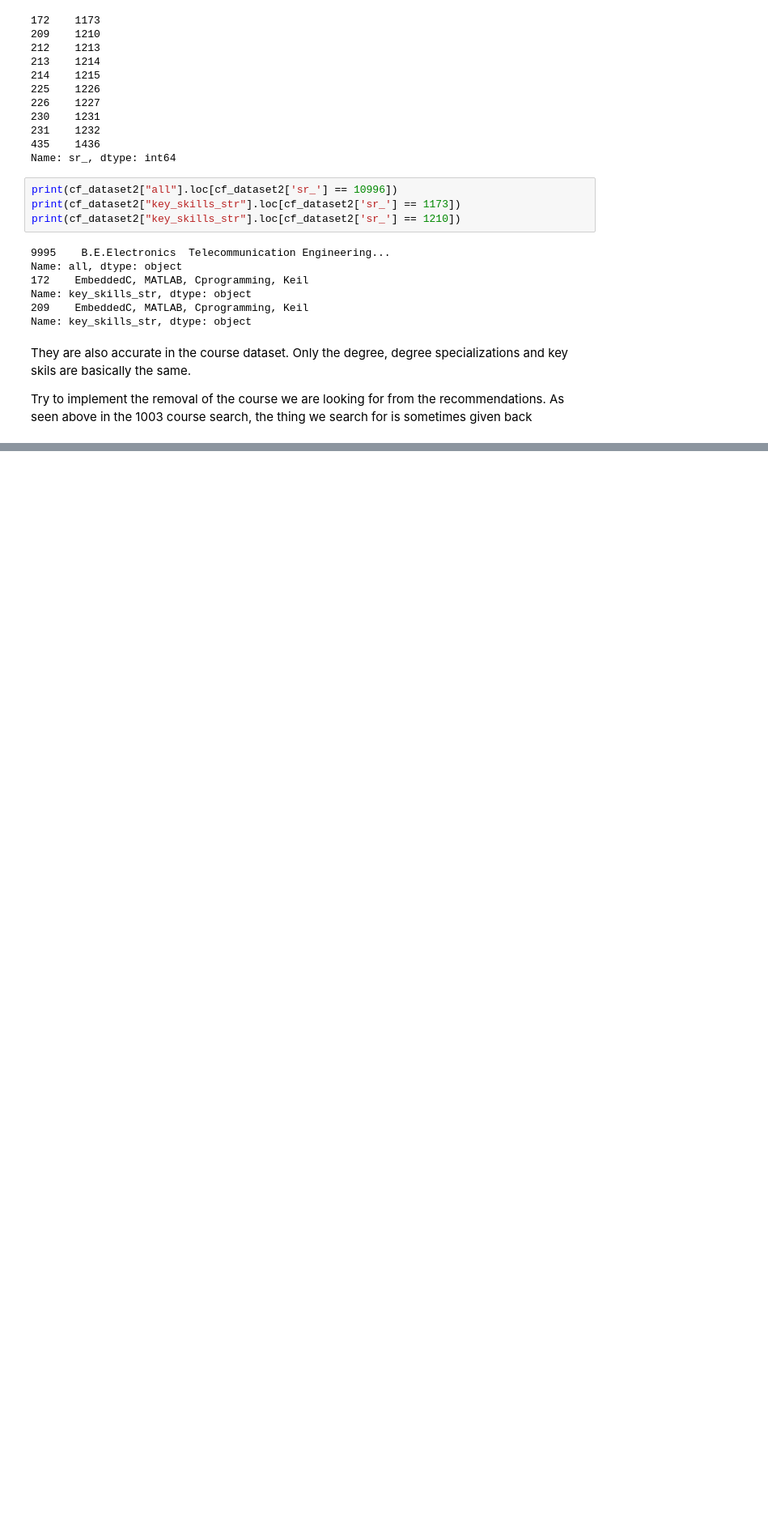
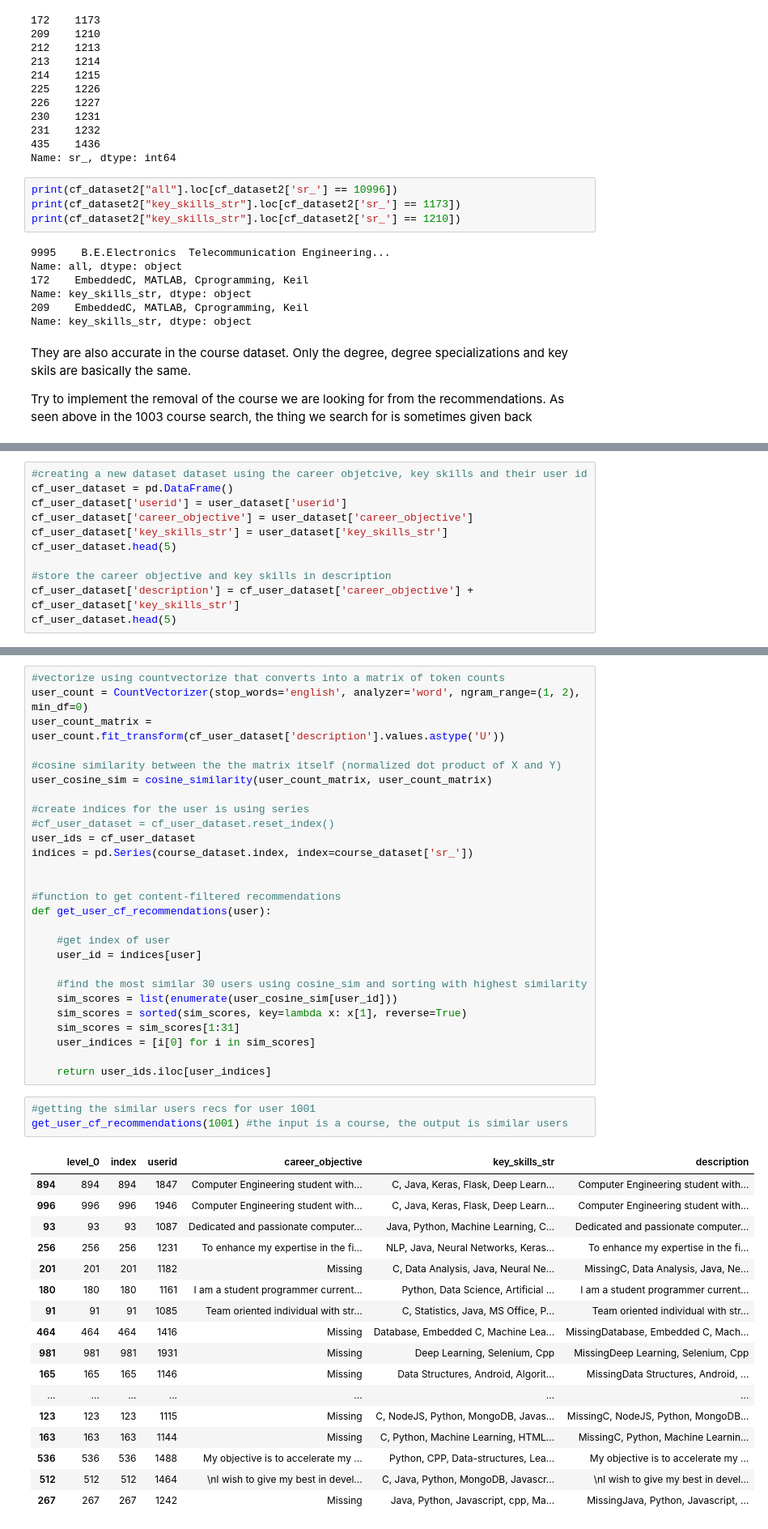
Before and after one commit to britneyv/Personalised-Course-Recommender-System, a Jupyter notebook: Content-Filtering_Experiments.ipynb, the cells around one changed output, grey strips where cells are left out. Shown at 81% size. Saved outputs shown, nothing was run; the diff lists cells and outputs as text; blank space fills up the shorter version.

```diff
--- a/Content-Filtering_Experiments.ipynb
+++ b/Content-Filtering_Experiments.ipynb
@@ -482,0 +491,11 @@ Try to implement the removal of the course we are looking for from the recommend
+# %%
+#creating a new dataset dataset using the career objetcive, key skills and their user id
+cf_user_dataset = pd.DataFrame()
+cf_user_dataset['userid'] = user_dataset['userid']
+cf_user_dataset['career_objective'] = user_dataset['career_objective']
+cf_user_dataset['key_skills_str'] = user_dataset['key_skills_str']
+cf_user_dataset.head(5)
+
+#store the career objective and key skills in description
+cf_user_dataset['description'] = cf_user_dataset['career_objective'] + cf_user_dataset['key_skills_str']
+cf_user_dataset.head(5)
@@ -482,0 +509,48 @@ Try to implement the removal of the course we are looking for from the recommend
+# %%
+#vectorize using countvectorize that converts into a matrix of token counts
+user_count = CountVectorizer(stop_words='english', analyzer='word', ngram_range=(1, 2), min_df=0)
+user_count_matrix = user_count.fit_transform(cf_user_dataset['description'].values.astype('U'))
+
+#cosine similarity between the the matrix itself (normalized dot product of X and Y)
+user_cosine_sim = cosine_similarity(user_count_matrix, user_count_matrix)
+
+#create indices for the user is using series
+#cf_user_dataset = cf_user_dataset.reset_index()
+user_ids = cf_user_dataset
+indices = pd.Series(course_dataset.index, index=course_dataset['sr_'])
+
+
+#function to get content-filtered recommendations
+def get_user_cf_recommendations(user):
+
+    #get index of user
+    user_id = indices[user]
+
+    #find the most similar 30 users using cosine_sim and sorting with highest similarity
+    sim_scores = list(enumerate(user_cosine_sim[user_id]))
+    sim_scores = sorted(sim_scores, key=lambda x: x[1], reverse=True)
+    sim_scores = sim_scores[1:31]
+    user_indices = [i[0] for i in sim_scores]
+
+    return user_ids.iloc[user_indices]
+# %%
+#getting the similar users recs for user 1001
+get_user_cf_recommendations(1001) #the input is a course, the output is similar users
+# %% [output]
+|  | level_0 | index | userid | career_objective | key_skills_str | description |
+| 894 | 894 | 894 | 1847 | Computer Engineering student with... | C, Java, Keras, Flask, Deep Learn... | Computer Engineering student with... |
+| 996 | 996 | 996 | 1946 | Computer Engineering student with... | C, Java, Keras, Flask, Deep Learn... | Computer Engineering student with... |
+| 93 | 93 | 93 | 1087 | Dedicated and passionate computer... | Java, Python, Machine Learning, C... | Dedicated and passionate computer... |
+| 256 | 256 | 256 | 1231 | To enhance my expertise in the fi... | NLP, Java, Neural Networks, Keras... | To enhance my expertise in the fi... |
+| 201 | 201 | 201 | 1182 | Missing | C, Data Analysis, Java, Neural Ne... | MissingC, Data Analysis, Java, Ne... |
+| 180 | 180 | 180 | 1161 | I am a student programmer current... | Python, Data Science, Artificial ... | I am a student programmer current... |
+| 91 | 91 | 91 | 1085 | Team oriented individual with str... | C, Statistics, Java, MS Office, P... | Team oriented individual with str... |
+| 464 | 464 | 464 | 1416 | Missing | Database, Embedded C, Machine Lea... | MissingDatabase, Embedded C, Mach... |
+| 981 | 981 | 981 | 1931 | Missing | Deep Learning, Selenium, Cpp | MissingDeep Learning, Selenium, Cpp |
+| 165 | 165 | 165 | 1146 | Missing | Data Structures, Android, Algorit... | MissingData Structures, Android, ... |
+| ... | ... | ... | ... | ... | ... | ... |
+| 123 | 123 | 123 | 1115 | Missing | C, NodeJS, Python, MongoDB, Javas... | MissingC, NodeJS, Python, MongoDB... |
+| 163 | 163 | 163 | 1144 | Missing | C, Python, Machine Learning, HTML... | MissingC, Python, Machine Learnin... |
+| 536 | 536 | 536 | 1488 | My objective is to accelerate my ... | Python, CPP, Data-structures, Lea... | My objective is to accelerate my ... |
+| 512 | 512 | 512 | 1464 | \nI wish to give my best in devel... | C, Java, Python, MongoDB, Javascr... | \nI wish to give my best in devel... |
+| 267 | 267 | 267 | 1242 | Missing | Java, Python, Javascript, cpp, Ma... | MissingJava, Python, Javascript, ... |
```
Also changed, not shown: parts of 10 cells of this notebook.
